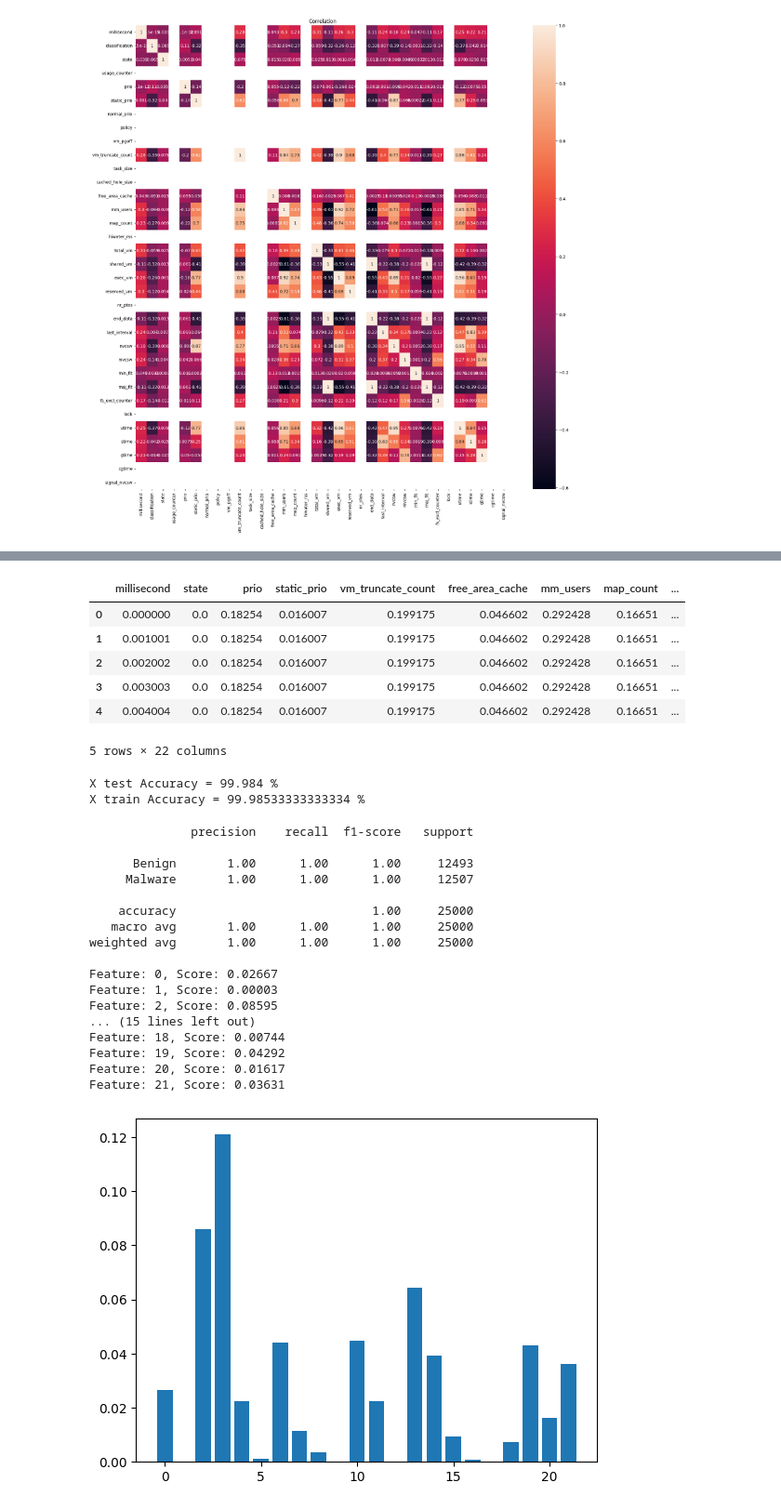
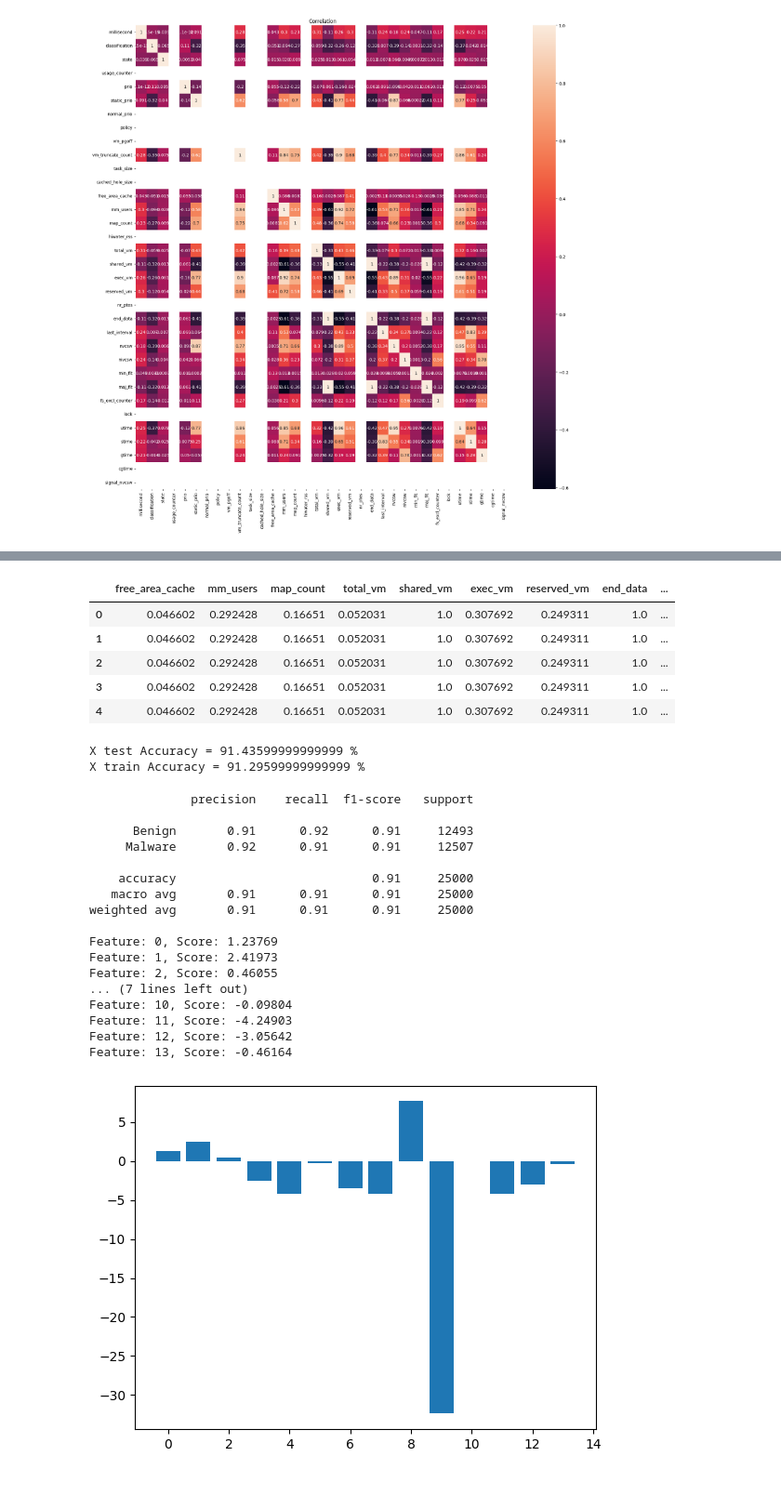
Before and after one commit to Diogovneto/AAS_T1, a Jupyter notebook: MalwareDetection_LogisticRegression_filtered.ipynb, the cells around one changed output, grey strips where cells are left out. Shown: that part at 93% size. Drawn from its saved outputs; the diff is of its cells as text; code cells hidden in the pictures.

```diff
--- a/MalwareDetection_Permutation.ipynb
+++ b/MalwareDetection_LogisticRegression_filtered.ipynb
@@ -156,15 +156,23 @@ plt.show()
 # removing columns with no correlation
 df_new = df.drop(
     columns = [
+        'millisecond',
+        'state',
         'usage_counter',
+        'prio',
+        'static_prio',
         'normal_prio',
         'policy',
         'vm_pgoff',
+        'vm_truncate_count',
         'task_size',
         'cached_hole_size',
         'hiwater_rss',
         'nr_ptes',
+        'nivcsw',
         'lock',
+        'utime',
+        'gtime',
         'cgtime',
         'signal_nvcsw'
     ],
@@ -237,13 +243,12 @@ x_scaled = pd.DataFrame(
 )
 x_scaled.head()
 # %% [output]
-|  | millisecond | state | prio | static_prio | vm_truncate_count | free_area_cache | mm_users | map_count | ... |
-| 0 | 0.000000 | 0.0 | 0.18254 | 0.016007 | 0.199175 | 0.046602 | 0.292428 | 0.16651 | ... |
-| 1 | 0.001001 | 0.0 | 0.18254 | 0.016007 | 0.199175 | 0.046602 | 0.292428 | 0.16651 | ... |
-| 2 | 0.002002 | 0.0 | 0.18254 | 0.016007 | 0.199175 | 0.046602 | 0.292428 | 0.16651 | ... |
-| 3 | 0.003003 | 0.0 | 0.18254 | 0.016007 | 0.199175 | 0.046602 | 0.292428 | 0.16651 | ... |
-| 4 | 0.004004 | 0.0 | 0.18254 | 0.016007 | 0.199175 | 0.046602 | 0.292428 | 0.16651 | ... |
+|  | free_area_cache | mm_users | map_count | total_vm | shared_vm | exec_vm | reserved_vm | end_data | ... |
+| 0 | 0.046602 | 0.292428 | 0.16651 | 0.052031 | 1.0 | 0.307692 | 0.249311 | 1.0 | ... |
+| 1 | 0.046602 | 0.292428 | 0.16651 | 0.052031 | 1.0 | 0.307692 | 0.249311 | 1.0 | ... |
+| 2 | 0.046602 | 0.292428 | 0.16651 | 0.052031 | 1.0 | 0.307692 | 0.249311 | 1.0 | ... |
+| 3 | 0.046602 | 0.292428 | 0.16651 | 0.052031 | 1.0 | 0.307692 | 0.249311 | 1.0 | ... |
+| 4 | 0.046602 | 0.292428 | 0.16651 | 0.052031 | 1.0 | 0.307692 | 0.249311 | 1.0 | ... |
-5 rows × 22 columns
 # %%
 from sklearn.model_selection import train_test_split
 x_train, x_test, y_train, y_test = train_test_split(
@@ -259,51 +263,48 @@ from sklearn.inspection import permutation_importance
 from sklearn.metrics import accuracy_score
 from sklearn.metrics import classification_report
 # %%
-p_model = KNeighborsClassifier()
+lr_model = LogisticRegression(max_iter=1000)
 
-p_model.fit(x_train, y_train)
+lr_model.fit(x_train, y_train)
 
-p_xtest_pred = p_model.predict(x_test)
-p_xtrain_pred = p_model.predict(x_train)
+lr_xtest_pred = lr_model.predict(x_test)
+lr_xtrain_pred = lr_model.predict(x_train)
 # %%
-p_xtest_accuracy = accuracy_score(y_test, p_xtest_pred)
-p_xtrain_accuracy = accuracy_score(y_train, p_xtrain_pred)
+lr_xtest_accuracy = accuracy_score(y_test, lr_xtest_pred)
+lr_xtrain_accuracy = accuracy_score(y_train, lr_xtrain_pred)
 
-print(f"X test Accuracy = {p_xtest_accuracy * 100} %")
-print(f"X train Accuracy = {p_xtrain_accuracy * 100} %")
+print(f"X test Accuracy = {lr_xtest_accuracy * 100} %")
+print(f"X train Accuracy = {lr_xtrain_accuracy * 100} %")
 # %% [output]
-X test Accuracy = 99.984 %
-X train Accuracy = 99.98533333333334 %
+X test Accuracy = 91.43599999999999 %
+X train Accuracy = 91.29599999999999 %
 # %%
-print(classification_report(y_test, p_xtest_pred, target_names=['Benign', 'Malware']))
-
-# perform permutation importance
-results = permutation_importance(p_model, x_train, y_train, scoring='accuracy')
+print(classification_report(y_test, lr_xtest_pred, target_names=['Benign', 'Malware']))
 
 # get importance
-importance = results.importances_mean
+importance = lr_model.coef_[0]
 # summarize feature importance
 for i,v in enumerate(importance):
     print('Feature: %0d, Score: %.5f' % (i,v))
 # plot feature importance
 plt.bar([x for x in range(len(importance))], importance)
 plt.show()
 # %% [output]
               precision    recall  f1-score   support
 
-      Benign       1.00      1.00      1.00     12493
-     Malware       1.00      1.00      1.00     12507
+      Benign       0.91      0.92      0.91     12493
+     Malware       0.92      0.91      0.91     12507
 
-    accuracy                           1.00     25000
-   macro avg       1.00      1.00      1.00     25000
-weighted avg       1.00      1.00      1.00     25000
+    accuracy                           0.91     25000
+   macro avg       0.91      0.91      0.91     25000
+weighted avg       0.91      0.91      0.91     25000
 
-Feature: 0, Score: 0.02667
-Feature: 1, Score: 0.00003
-Feature: 2, Score: 0.08595
-... (15 lines left out)
-Feature: 18, Score: 0.00744
-Feature: 19, Score: 0.04292
-Feature: 20, Score: 0.01617
-Feature: 21, Score: 0.03631
+Feature: 0, Score: 1.23769
+Feature: 1, Score: 2.41973
+Feature: 2, Score: 0.46055
+... (7 lines left out)
+Feature: 10, Score: -0.09804
+Feature: 11, Score: -4.24903
+Feature: 12, Score: -3.05642
+Feature: 13, Score: -0.46164
-[figure, old version]
+[figure, new version]
```
Also changed, not shown: parts of 10 cells of this notebook, 7 other files.
